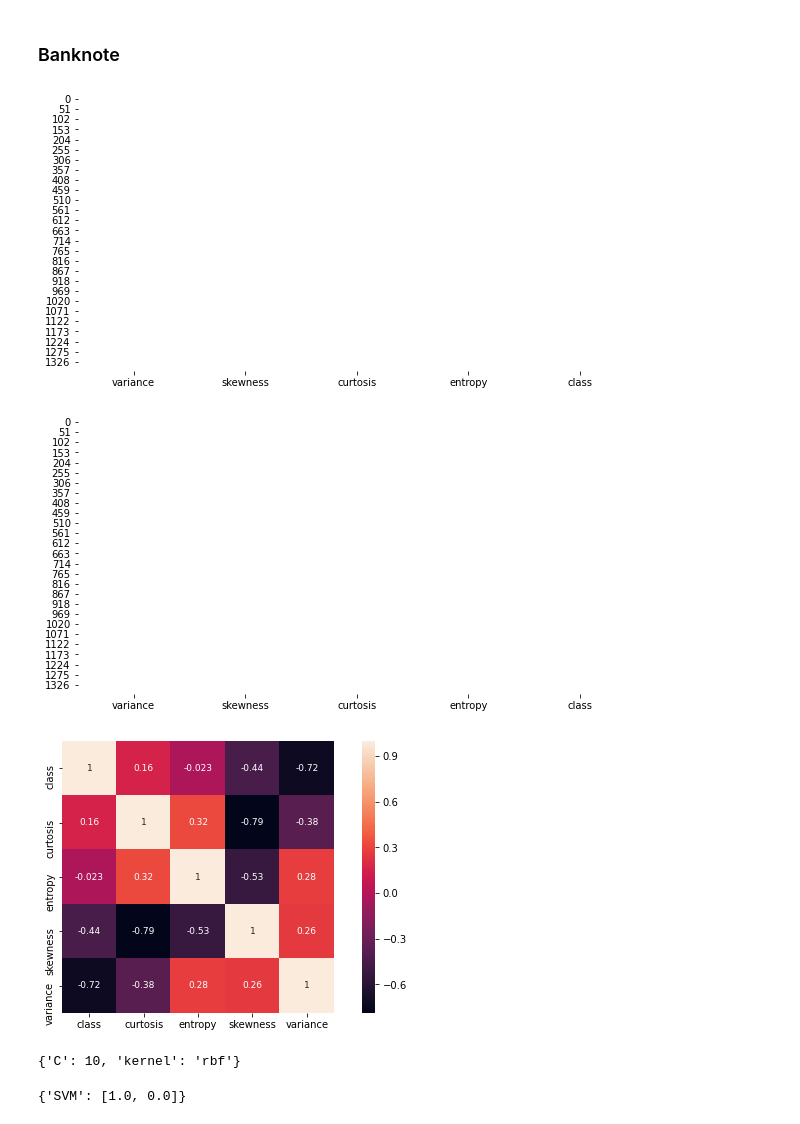
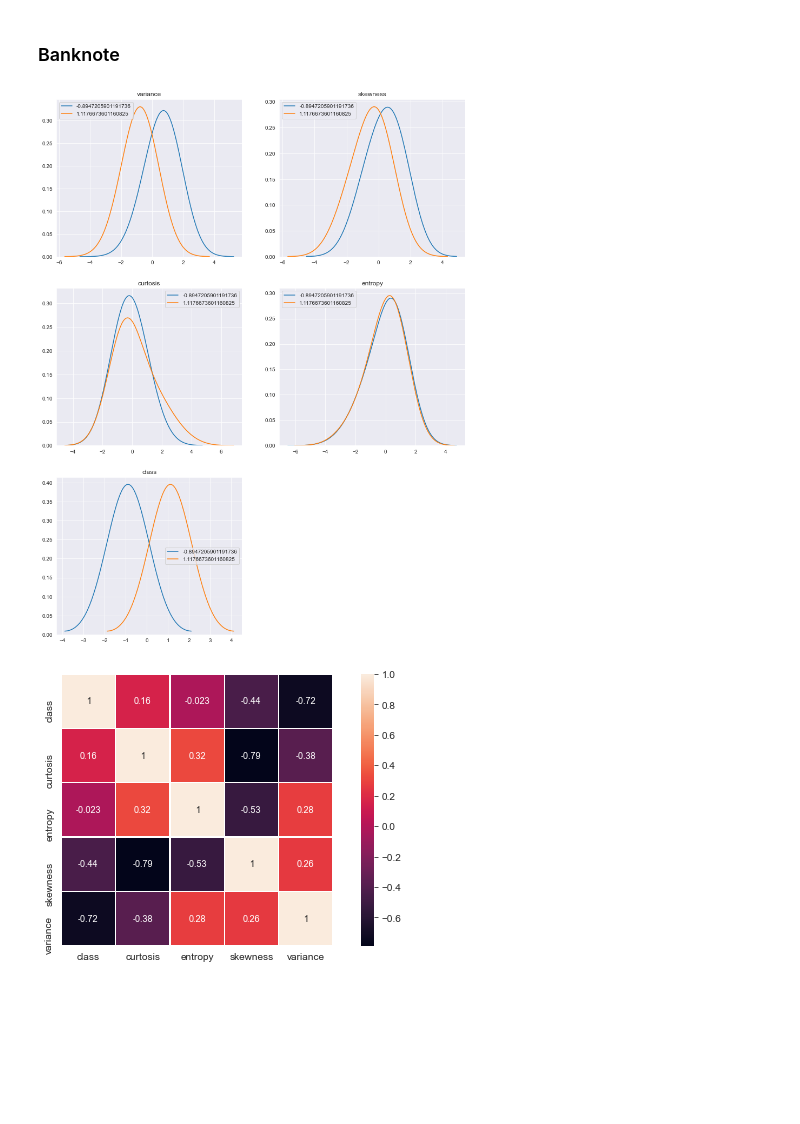
Before and after one commit to C18andre/BanknoteAuthentification, a Jupyter notebook: src/main.ipynb, the cells around one changed output. Drawn from its saved outputs; the diff is of its cells as text; code cells hidden in the pictures; blank space fills up the shorter version.

```diff
--- a/src/main.ipynb
+++ b/src/main.ipynb
@@ -94,35 +115,17 @@ with open("settings.json") as file:
 # %%
 # Preprocessing
 data = pd.read_csv(settings["paths"][DATA_NAME])                    # Read the csv file
-nan_map(data)
 clean_data_1 = convert_cat_to_num(data,FEATURES)                    # Convert object datatype to float when its possible
 clean_data_2 = missing_value(clean_data_1,drop_num=True)            # Fill the missing values
-nan_map(clean_data_2)
 p_test(clean_data_2,data)                                           # Test the length of data after cleaning process
-label_data,label_dico = label_encoder(clean_data_2)                 # Encode strings data
+numerical_features = clean_data_2.select_dtypes(include=np.number).columns
+normalized_data = normalization(clean_data_2,numerical_features,mode=0) #Data normalization for numerical features
+label_data,label_dico = label_encoder(normalized_data)                 # Encode strings data
 X_train, X_test, y_train, y_test = split(label_data,TARGET_NAME)
-
-# Vizualisation
-heatmap(clean_data_2,TARGET_NAME)
-
-# Models
-
-svm = SVC(C=10,kernel="radius")
-parameters_svc = {'kernel':('linear', 'rbf'), 'C':[1, 10]}
-
-#Fine tuning parameters
-
-logs, best_svm = hyperparameters_tuning(svm,parameters_svc,X_train,y_train,cv=5)
-#Training
-Models = {"SVM":best_svm}
-
-perf_train, perf_test = train_models(Models,X_train,X_test,y_train,y_test,cv=5)
-# %% [output]
-[figure, removed]
-[figure, removed]
-[figure, removed]
-{'C': 10, 'kernel': 'rbf'}
-# %%
-print(perf_train)
-# %% [output]
-{'SVM': [1.0, 0.0]}
+# %%
+# Vizualisation
+numeric_features_distribution_per_class(data, numerical_features,TARGET_NAME,bandwith = 1)
+heatmap(clean_data_2,TARGET_NAME) #Study correlation between features and data
+# %% [output]
+[figure, added]
+[figure, added]
```
Also changed, not shown: parts of 11 cells of this notebook, 3 other files.
